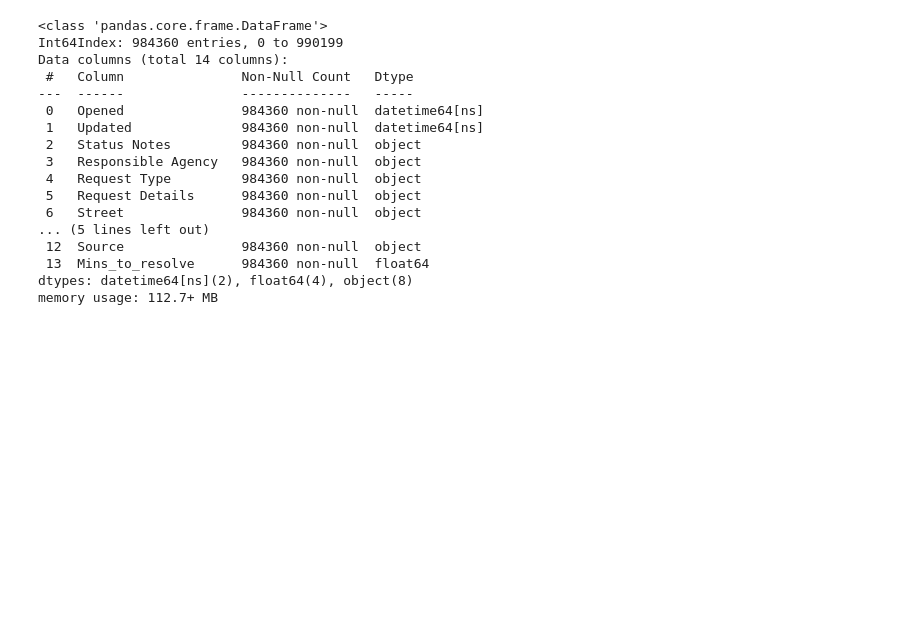
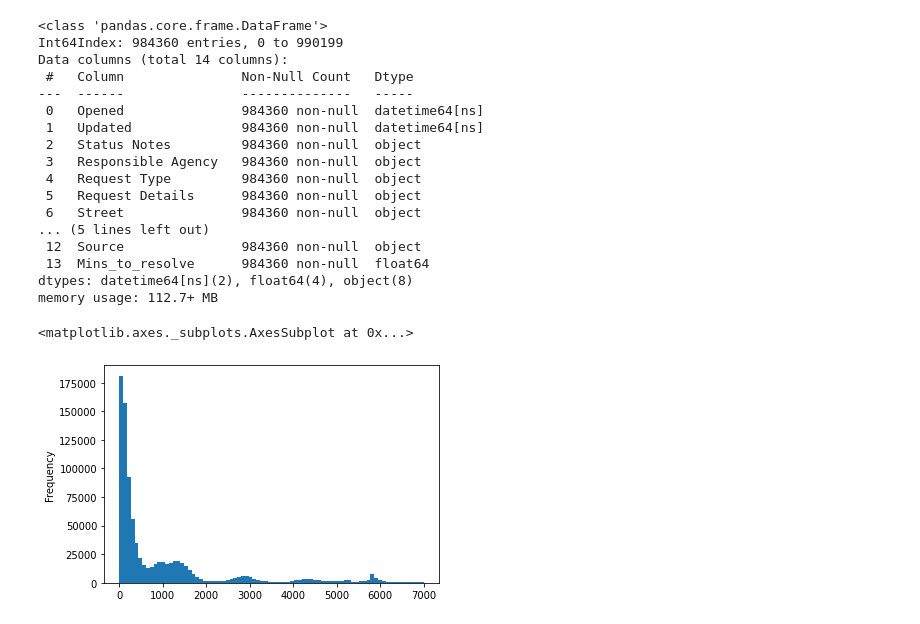
Before and after one commit to mpette200/san_fran_waste, a Jupyter notebook: notebooks/model_01.ipynb, the cells around one changed output. Drawn from its saved outputs; the diff is of its cells as text; code cells hidden in the pictures; blank space fills up the shorter version.

```diff
--- a/notebooks/model_01.ipynb
+++ b/notebooks/model_01.ipynb
@@ -22,0 +12,6 @@ df
+# %%
+url = 'https://github.com/mpette200/san_fran_waste/raw/master/data/san_fran_waste_large.zip'
+filename = '../data/san_fran_waste_large.zip'
+# df = pd.read_csv(filename)
+df = pd.read_csv(url)
+df
@@ -169,3 +165,12 @@ Data columns (total 14 columns):
  13  Mins_to_resolve      984360 non-null  float64
 dtypes: datetime64[ns](2), float64(4), object(8)
 memory usage: 112.7+ MB
+# %%
+y_tmp = df4['Mins_to_resolve']
+outlier_limit = 7000
+outliers = (y_tmp < 0) | (y_tmp > outlier_limit)
+df5 = df4[~outliers].copy()
+df5['Mins_to_resolve'].plot.hist(bins=80)
+# %% [output]
+<matplotlib.axes._subplots.AxesSubplot at 0x...>
+[figure, added]
```
Also changed, not shown: parts of 13 cells of this notebook.
